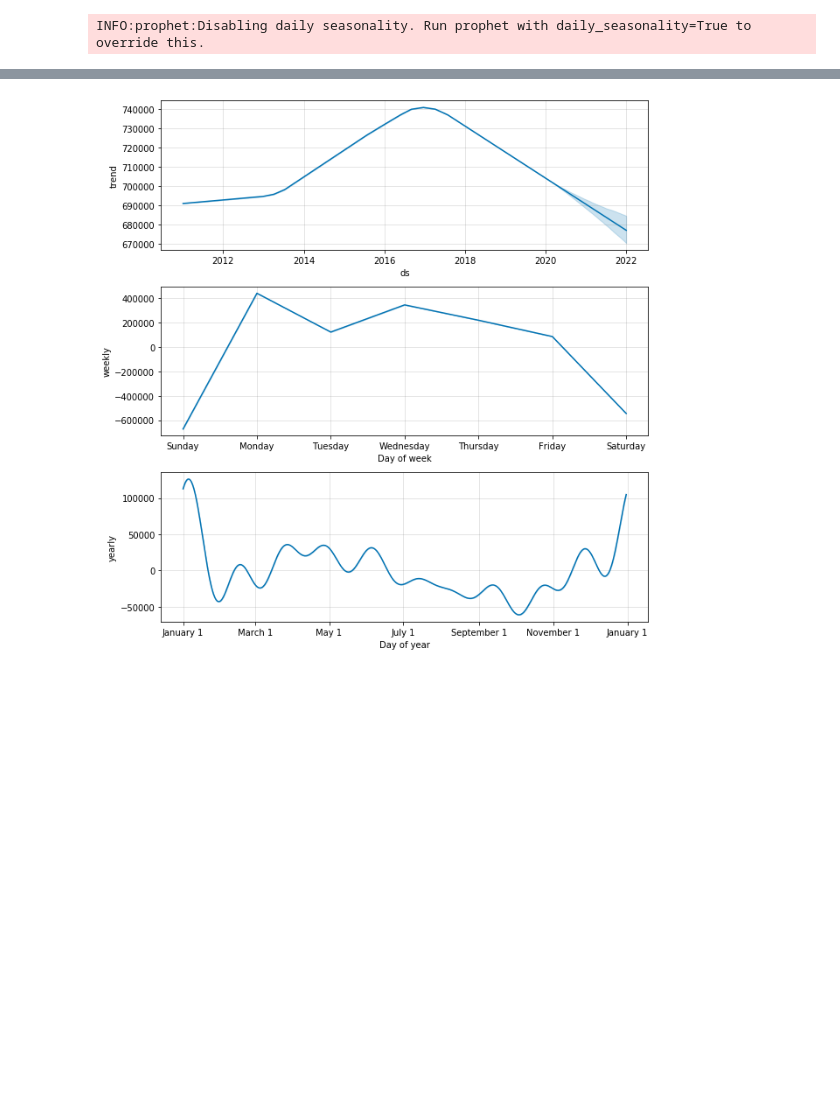
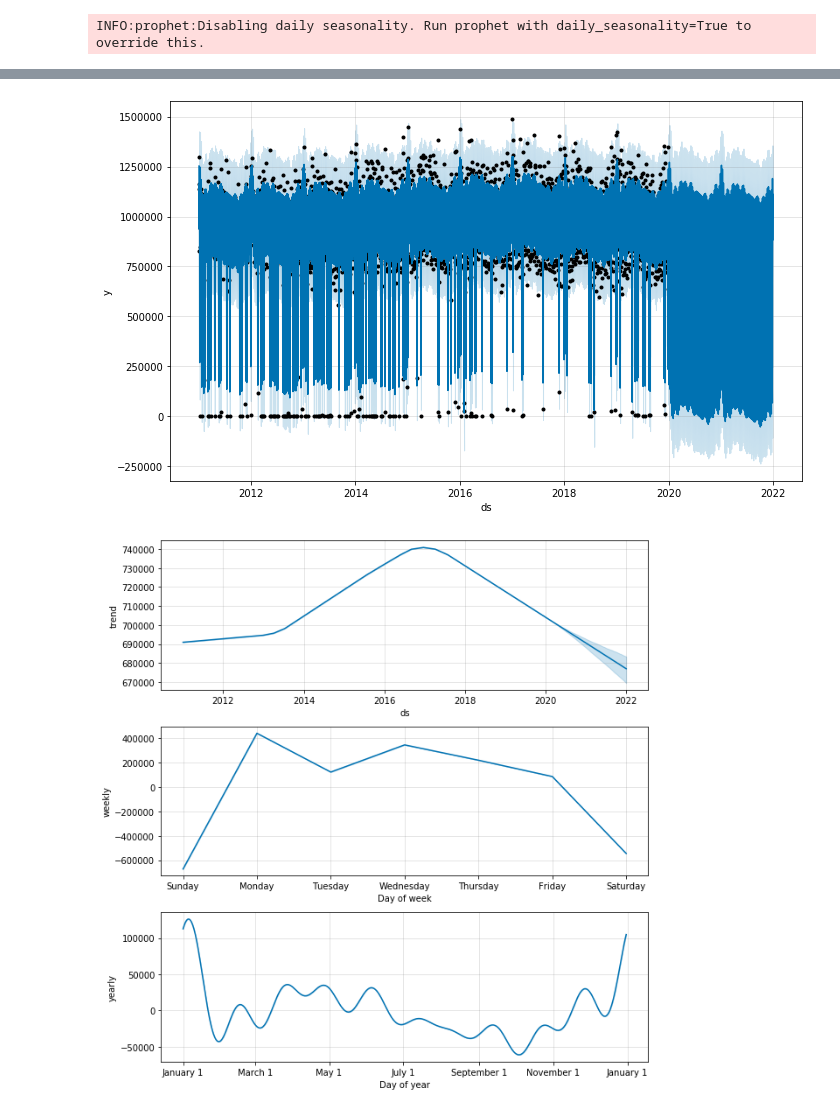
Before and after one commit to darenasc/data_world_league_2022, a Jupyter notebook: notebooks/k-nearest-teammates-submission-nb.ipynb, the cells around one changed output, grey strips where cells are left out. Saved outputs shown, nothing was run; the diff lists cells and outputs as text; code cells hidden in the pictures; blank space fills up the shorter version.

```diff
--- a/notebooks/k-nearest-teammates-submission-nb.ipynb
+++ b/notebooks/k-nearest-teammates-submission-nb.ipynb
@@ -131,6 +140,8 @@ plt.show()
 [figure]
 # %%
-#fig1_gc = m_gc.plot(forecast_gc)
+fig1_gc = m_gc.plot(forecast_gc)
+# %% [output]
+[figure, added]
 # %%
 #following https://facebook.github.io/prophet/docs/diagnostics.html#cross-validation
 #df_cv = cross_validation(m_gc, initial='730 days', period='180 days', horizon = '365 days')
```
Also changed, not shown: parts of 12 cells of this notebook.
